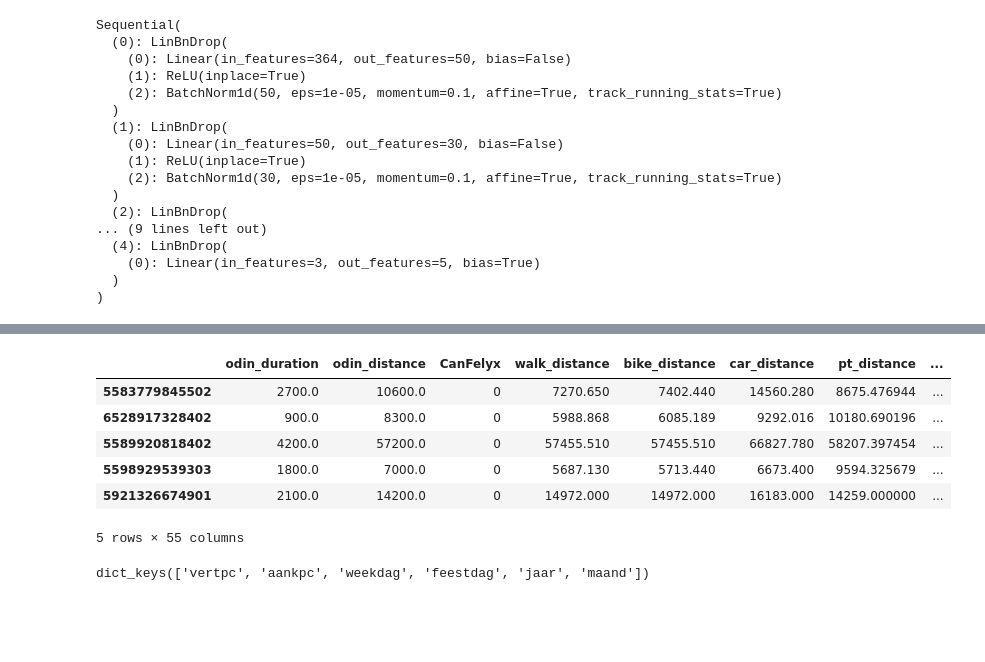
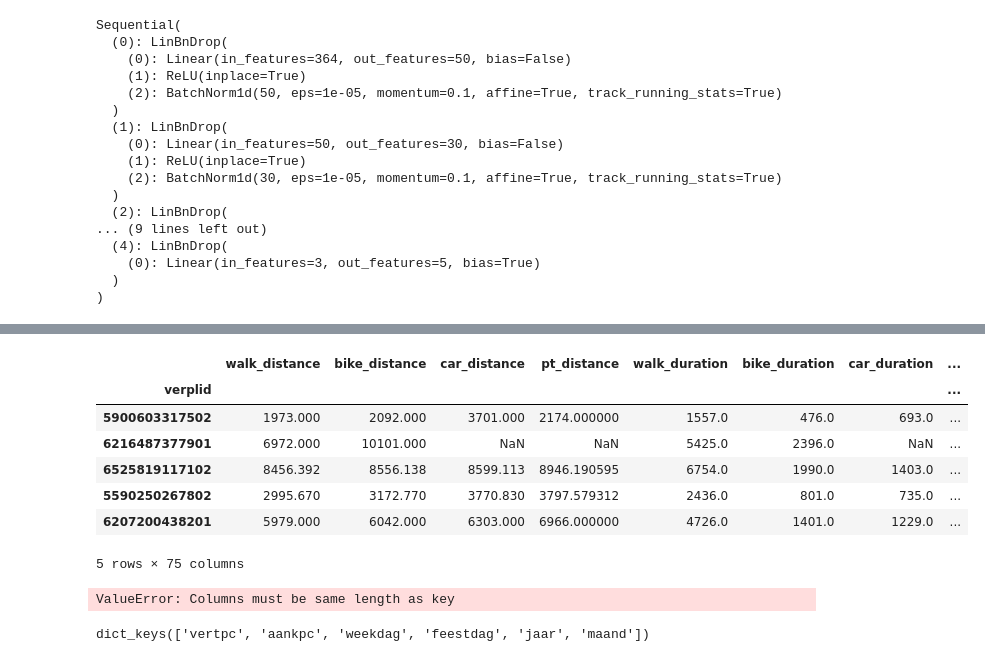
Before and after one commit to RabbiJoshy/Mobility2Vec, a Jupyter notebook: Embeddings/Journey2Vec.ipynb, the cells around one changed output, grey strips where cells are left out. Saved outputs shown, nothing was run; the diff lists cells and outputs as text; code cells hidden in the pictures; blank space fills up the shorter version.

```diff
--- a/Embeddings/Journey2Vec.ipynb
+++ b/Embeddings/Journey2Vec.ipynb
@@ -253,7 +291,8 @@ hook = hook_output(learn.model.layers[-2])
 
 hactslist = []
 
-for i in [df, test_df]:
+# for i in [df, test_df]:
+for i in [df]:
     print(i.head())
     dl = learn.dls.test_dl(i)
 
@@ -295,0 +335,4 @@ verplid
+# %%
+n_components = 3
+# df = df.drop(['Emb0'], axis = 1)
+df[['Emb' + str(i) for i in range(n_components)]] = combinedhacts#np.concatenate([trainhacts, testhacts])
@@ -296,22 +359,30 @@ verplid
+# %%
+df.to_pickle('embs')
+df.head()
+# %% [output]
+|  | walk_distance | bike_distance | car_distance | pt_distance | walk_duration | bike_duration | car_duration | ... |
+| verplid |  |  |  |  |  |  |  | ... |
+| 5900603317502 | 1973.000 | 2092.000 | 3701.000 | 2174.000000 | 1557.0 | 476.0 | 693.0 | ... |
+| 6216487377901 | 6972.000 | 10101.000 | NaN | NaN | 5425.0 | 2396.0 | NaN | ... |
+| 6525819117102 | 8456.392 | 8556.138 | 8599.113 | 8946.190595 | 6754.0 | 1990.0 | 1403.0 | ... |
+| 5590250267802 | 2995.670 | 3172.770 | 3770.830 | 3797.579312 | 2436.0 | 801.0 | 735.0 | ... |
+| 6207200438201 | 5979.000 | 6042.000 | 6303.000 | 6966.000000 | 4726.0 | 1401.0 | 1229.0 | ... |
+5 rows × 75 columns
 # %%
 n_components = 3
-combined = pd.concat([df, test_df])
-combined['train'] = (([1] * len(df)) + ([0] * len(test_df)))
-combined['choice'] = pd.concat([combined[combined.khvm.notnull()].khvm, combined[combined.train == 0].pred])
+# combined = pd.concat([df, test_df])
+combined = pd.concat([df])
+# combined['train'] = (([1] * len(df))   )#+ ([0] * len(test_df)))
+# combined['choice'] = pd.concat([combined[combined.khvm.notnull()].khvm, combined[combined.train == 0].pred])
 
 combined[['Emb' + str(i) for i in range(n_components)]] = combinedhacts#np.concatenate([trainhacts, testhacts])
 
-os.makedirs(os.path.join('models', model_name), exist_ok = True)
-combined.to_pickle(os.path.join('models', model_name, 'predictions'))
+# os.makedirs(os.path.join('models', model_name), exist_ok = True)
+# combined.to_pickle(os.path.join('models', model_name, 'predictions'))
+combined.to_pickle('embs')
 combined.head()
 # %% [output]
-|  | odin_duration | odin_distance | CanFelyx | walk_distance | bike_distance | car_distance | pt_distance | ... |
-| 5583779845502 | 2700.0 | 10600.0 | 0 | 7270.650 | 7402.440 | 14560.280 | 8675.476944 | ... |
-| 6528917328402 | 900.0 | 8300.0 | 0 | 5988.868 | 6085.189 | 9292.016 | 10180.690196 | ... |
-| 5589920818402 | 4200.0 | 57200.0 | 0 | 57455.510 | 57455.510 | 66827.780 | 58207.397454 | ... |
-| 5598929539303 | 1800.0 | 7000.0 | 0 | 5687.130 | 5713.440 | 6673.400 | 9594.325679 | ... |
-| 5921326674901 | 2100.0 | 14200.0 | 0 | 14972.000 | 14972.000 | 16183.000 | 14259.000000 | ... |
-5 rows × 55 columns
+ValueError: Columns must be same length as key
 # %%
 embedding_matrices = [embed.weight.cpu().detach().numpy() for embed in learn.model.embeds]
 category_names = [k for k, v in learn.dls.classes.items()]
```
Also changed, not shown: parts of 15 cells of this notebook, 23 other files.
